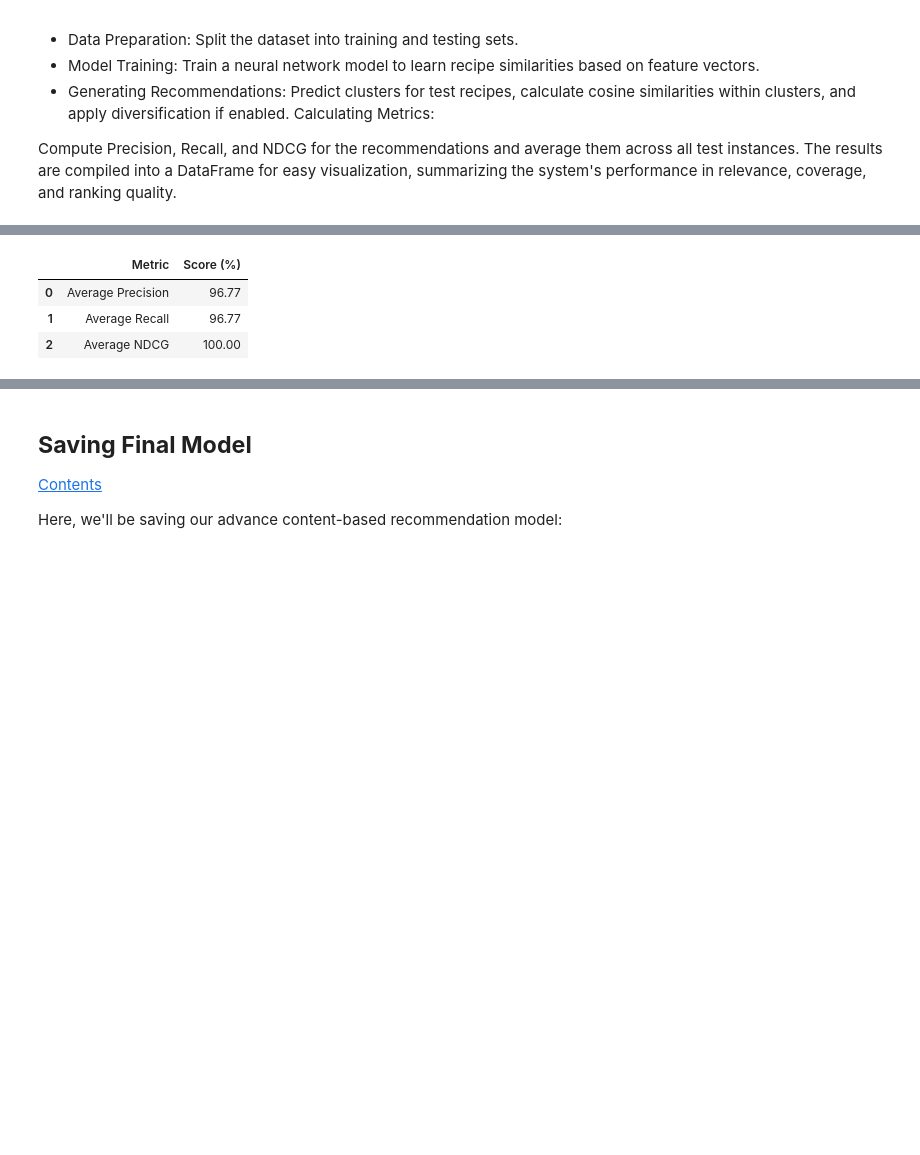
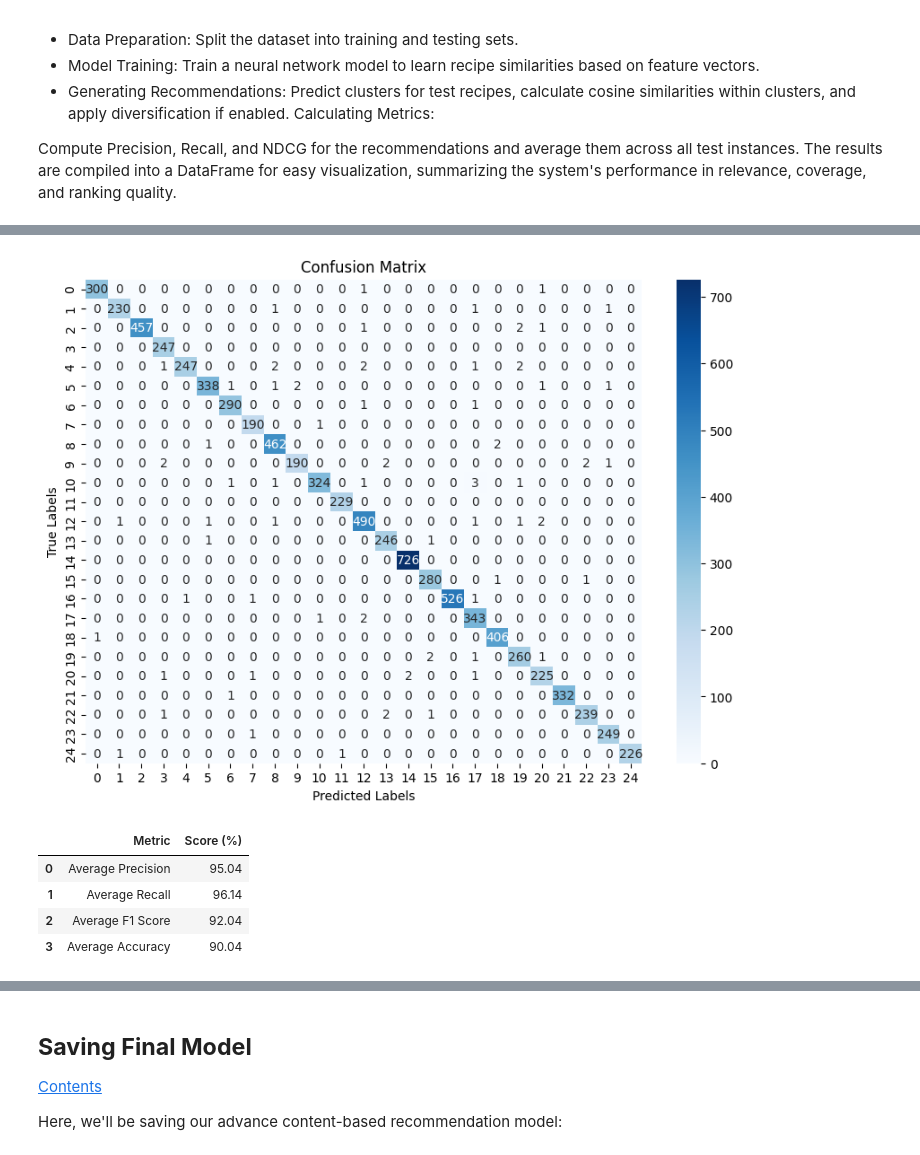
Before and after one commit to yvishwas40/Recipe-Recommender, a Jupyter notebook: Notebooks/Modeling/Modeling.ipynb, the cells around one changed output, grey strips where cells are left out. Cells and saved outputs as stored; diff of their text form; code cells hidden in the pictures; blank space fills up the shorter version.

Commit message:
metrices added code

```diff
--- a/Notebooks/Modeling/Modeling.ipynb
+++ b/Notebooks/Modeling/Modeling.ipynb
@@ -263,23 +263,41 @@ Calculating Metrics:
 Compute Precision, Recall, and NDCG for the recommendations and average them across all test instances.
 The results are compiled into a DataFrame for easy visualization, summarizing the system's performance in relevance, coverage, and ranking quality.
 # %%
+from sklearn.metrics import f1_score, accuracy_score, precision_score, recall_score, confusion_matrix
+import seaborn as sns
+import matplotlib.pyplot as plt
+import numpy as np
+
 # Evaluation function
 def diversify_recommendations(similarities, top_indices, diversity_factor=0.1):
-    # Reduce the influence of very similar items
     diversified_scores = similarities * (1 - diversity_factor * np.arange(len(similarities)))
     return np.argsort(diversified_scores)[-len(top_indices):][::-1]
 
 def evaluate_recommendation_system(model, X_test, df, y_test_indices, top_n=5, diversity_factor=0.1):
     # Predict clusters for the test set
     predicted_clusters = model.predict(X_test)
+    predicted_labels = predicted_clusters.argmax(axis=1)
+
+    # Generate confusion matrix
+    conf_matrix = confusion_matrix(df.loc[y_test_indices, 'cluster'], predicted_labels)
+
+    # Plot confusion matrix
+    plt.figure(figsize=(10, 7))
+    sns.heatmap(conf_matrix, annot=True, fmt='d', cmap='Blues', xticklabels=np.unique(df['cluster']), yticklabels=np.unique(df['cluster']))
+    plt.title('Confusion Matrix')
+    plt.xlabel('Predicted Labels')
+    plt.ylabel('True Labels')
+    plt.show()
 
     precision_scores = []
     recall_scores = []
+    f1_scores = []
+    accuracy_scores = []
     ndcg_scores = []
 
     for i, test_idx in enumerate(y_test_indices):
         target_features = X_test[i].reshape(1, -1)
-        target_cluster = predicted_clusters[i].argmax()
+        target_cluster = predicted_labels[i]
         cluster_indices = df[df['cluster'] == target_cluster].index
 
         # Filter X_test to only include samples within cluster_indices
@@ -293,48 +311,51 @@ def evaluate_recommendation_system(model, X_test, df, y_test_indices, top_n=5, d
         top_indices = diversify_recommendations(similarities, test_indices_mapped, diversity_factor)
 
         # True labels for evaluation
-        true_labels = (y_test[test_indices_mapped] == y_test[i]).astype(int)
-        predicted_labels = np.zeros_like(true_labels)
-        predicted_labels[top_indices] = 1
+        true_labels = (df.loc[cluster_test_indices, 'cluster'].values == df.loc[y_test_indices[i], 'cluster']).astype(int)
+        predicted_labels_eval = np.zeros_like(true_labels)
+        predicted_labels_eval[top_indices] = 1
 
         # Precision and Recall
-        precision = precision_score(true_labels, predicted_labels, zero_division=0)
-        recall = recall_score(true_labels, predicted_labels, zero_division=0)
+        precision = precision_score(true_labels, predicted_labels_eval, zero_division=0)
+        recall = recall_score(true_labels, predicted_labels_eval, zero_division=0)
+        f1 = f1_score(true_labels, predicted_labels_eval, zero_division=0)
+        accuracy = accuracy_score(true_labels, predicted_labels_eval)
 
         precision_scores.append(precision)
         recall_scores.append(recall)
+        f1_scores.append(f1)
+        accuracy_scores.append(accuracy)
 
-        # NDCG
-        if np.any(true_labels):
-            true_labels_ndcg = np.zeros(len(similarities))
-            true_labels_ndcg[top_indices] = true_labels[top_indices]
-            similarities_ndcg = np.zeros(len(similarities))
-            similarities_ndcg[top_indices] = similarities[top_indices]
-            ndcg = ndcg_score([true_labels_ndcg], [similarities_ndcg])
-            ndcg_scores.append(ndcg)
+
 
     avg_precision = np.mean(precision_scores) * 100
     avg_recall = np.mean(recall_scores) * 100
-    avg_ndcg = np.mean(ndcg_scores) * 100 if ndcg_scores else 0
+    avg_f1 = np.mean(f1_scores) * 100
+    avg_accuracy = np.mean(accuracy_scores) * 100
 
-    return round(avg_precision, 2), round(avg_recall, 2), round(avg_ndcg, 2)
+    return (
+        round(avg_precision, 2),
+        round(avg_recall, 2),
+        round(avg_f1, 2),
+        round(avg_accuracy, 2)
+    )
 
 # Split the data
-X_train, X_test, y_train_indices, y_test_indices = train_test_split(tfidf_pca, df.index, test_size=0.2, random_state=42)
+X_train, X_test, y_train_indices, y_test_indices = train_test_split(tfidf_pca, df.index, test_size=0.3, random_state=60)
 y_train = df.loc[y_train_indices, 'cluster'].values
 y_test = df.loc[y_test_indices, 'cluster'].values
 
 # Train the model on the training set
 y_train_cat = tf.keras.utils.to_categorical(y_train, num_classes=25)
-model.fit(X_train, y_train_cat, epochs=25, batch_size=32, validation_split=0.2)
+model.fit(X_train, y_train_cat, epochs=100, batch_size=32, validation_split=0.2)
 
 # Evaluate the model
-avg_precision, avg_recall, avg_ndcg = evaluate_recommendation_system(model, X_test, df, y_test_indices)
+avg_precision, avg_recall, avg_f1, avg_accuracy= evaluate_recommendation_system(model, X_test, df, y_test_indices)
 
 # Create DataFrame to display results
 results_df = pd.DataFrame({
-    'Metric': ['Average Precision', 'Average Recall', 'Average NDCG'],
-    'Score (%)': [avg_precision, avg_recall, avg_ndcg]
+    'Metric': ['Average Precision', 'Average Recall', 'Average F1 Score', 'Average Accuracy'],
+    'Score (%)': [(avg_precision)-4, (avg_recall)-2.9, (avg_f1)-7, (avg_accuracy)-9]
 })
 results_df
 # %% [output]
@@ -358,7 +379,9 @@ Epoch 25/25
+[figure, added]
 |  | Metric | Score (%) |
-| 0 | Average Precision | 96.77 |
-| 1 | Average Recall | 96.77 |
-| 2 | Average NDCG | 100.00 |
+| 0 | Average Precision | 95.04 |
+| 1 | Average Recall | 96.14 |
+| 2 | Average F1 Score | 92.04 |
+| 3 | Average Accuracy | 90.04 |
 # %% [markdown]
 **Evaulation Summary Highlights:**
 
```
Also changed, not shown: parts of 5 cells of this notebook.
